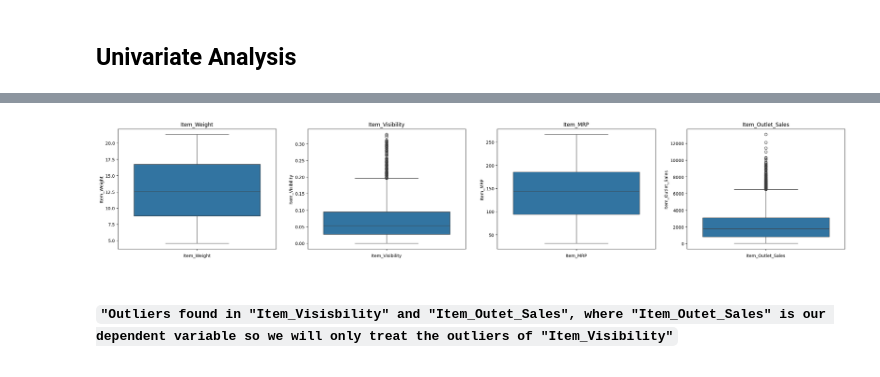
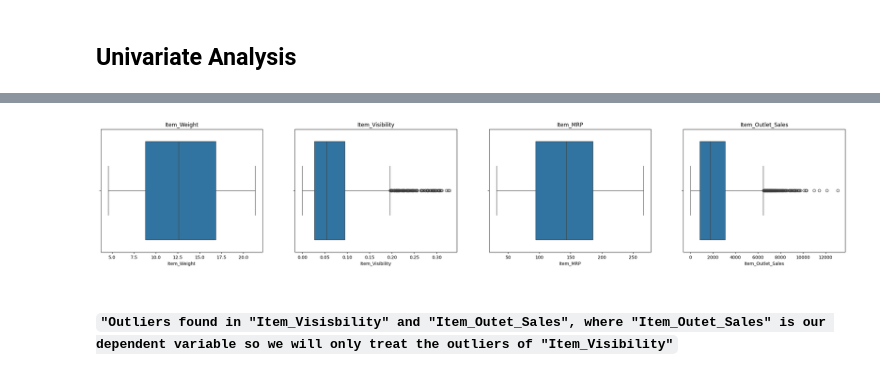
Before and after one commit to Gourav052003/Data-Driven-Sales-Forecasting-for-Big-Mart-Retail-Outlets, a Jupyter notebook: Big-Mart-Sales-Prediction.ipynb, the cells around one changed output, grey strips where cells are left out. Drawn from its saved outputs; the diff is of its cells as text; code cells hidden in the pictures.

```diff
--- a/Big-Mart-Sales-Prediction.ipynb
+++ b/Big-Mart-Sales-Prediction.ipynb
@@ -446,13 +446,13 @@ Imputed_sales_df[numerical_columns].describe()
 # %%
 plt.figure(figsize = (30,5))
 
 for idx,col in enumerate(numerical_columns):
     plt.subplot(1,len(numerical_columns),idx+1)
-    sns.boxplot(Imputed_sales_df[col])
+    sns.boxplot(data = Imputed_sales_df,x = col)
     plt.title(col)
     plt.xlabel(col)
 # %% [output]
-[figure, old version]
+[figure, new version]
 # %% [markdown]
 #### `"Outliers found in "Item_Visisbility" and "Item_Outet_Sales", where "Item_Outet_Sales" is our dependent variable so we will only treat the outliers of "Item_Visibility"`
 # %%
```
Also changed, not shown: parts of 52 cells of this notebook, 1 other file.
